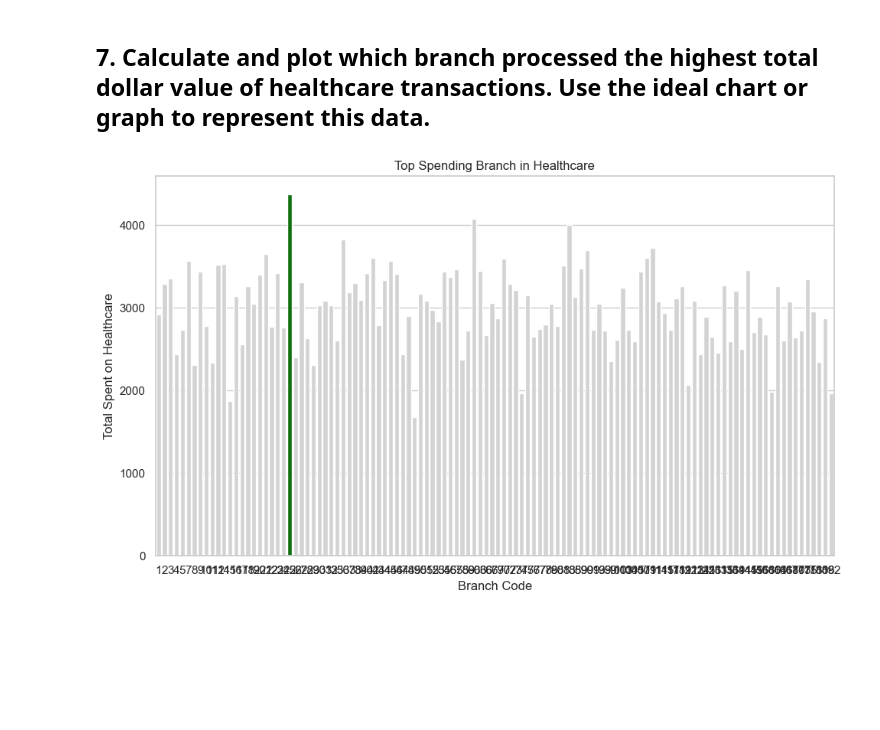
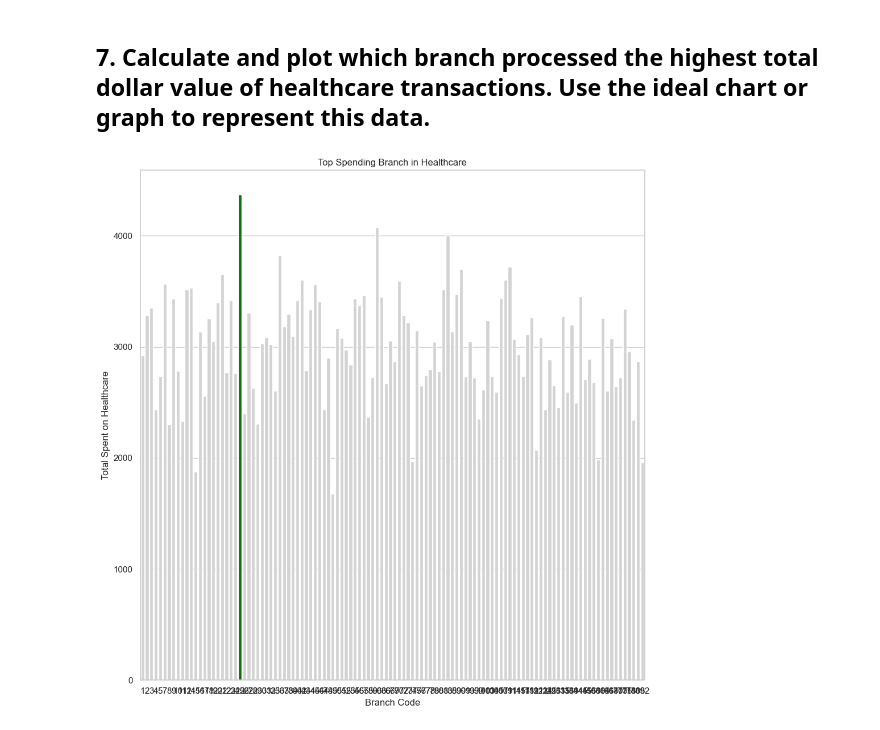
Before and after one commit to juanHunOfficial/data_capstone_proj, a Jupyter notebook: final_code/test_visuals.ipynb, the cells around one changed output. Saved outputs shown, nothing was run; the diff lists cells and outputs as text; code cells hidden in the pictures; blank space fills up the shorter version.

```diff
--- a/final_code/test_visuals.ipynb
+++ b/final_code/test_visuals.ipynb
@@ -258,32 +258,32 @@ def plot_healthcare_transactions(cursor: object) -> None:
     top_spender = df_sorted.iloc[0]
 
     # Create a column that highlights the top spender
     df_sorted['highlight'] = df_sorted['Branch Code'] == top_spender['Branch Code']
 
     # Plot the horizontal bar chart
-    plt.figure(figsize=(10, 6))
+    plt.figure(figsize=(10, 10))
     sns.barplot(
         data=df_sorted,
         x="Branch Code",
         y="Total Spent on Healthcare",
         hue="highlight",  # Use hue to highlight the top spender
         palette={True: "green", False: "lightgray"},  # Highlight the top spender in green
         dodge=False
     )
 
     # Title and labels
     plt.title("Top Spending Branch in Healthcare")
     plt.xlabel("Branch Code")
     plt.ylabel("Total Spent on Healthcare")
     plt.tight_layout()
 
     # Remove the legend (since we already have color for top spender)
     plt.legend([], [], frameon=False)
 
     # Show the plot
     plt.show()
 
 
 plot_healthcare_transactions(cursor)
 # %% [output]
-[figure, old version]
+[figure, new version]
```
Also changed, not shown: parts of 1 cell of this notebook, 3 other files.
